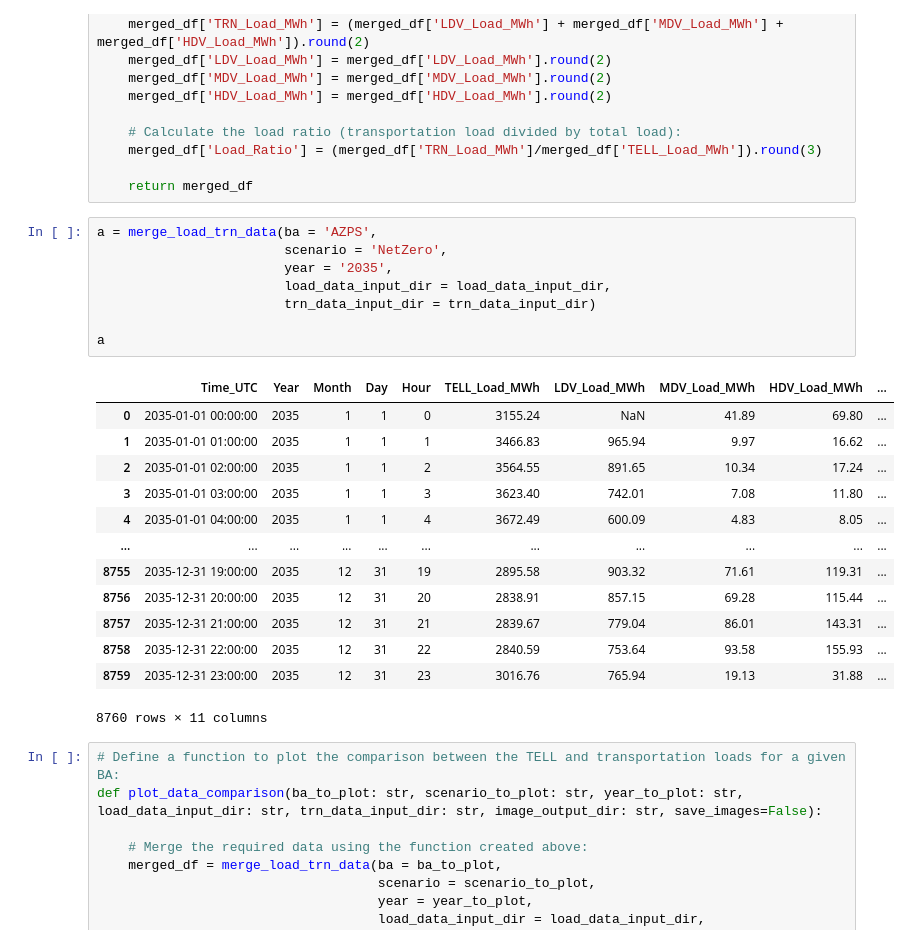
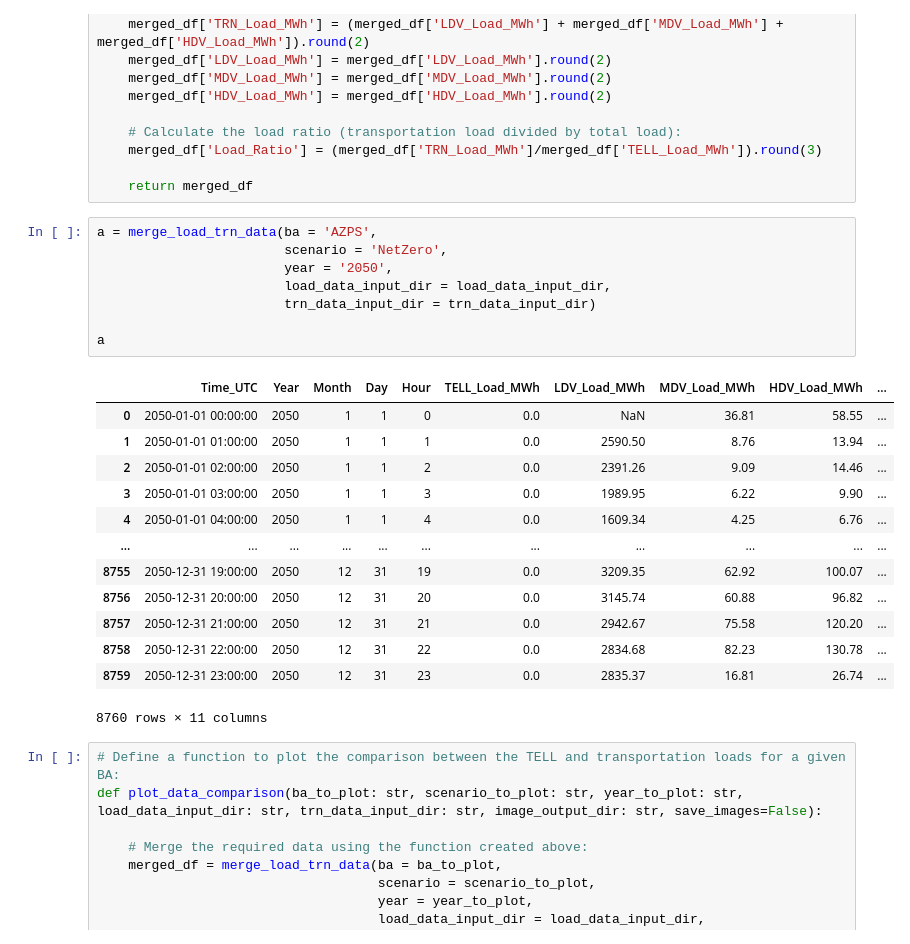
Before and after one commit to GODEEEP/load_analysis, a Jupyter notebook: notebooks/transportation_analysis.ipynb, the cells around one changed output. Saved outputs shown, nothing was run; the diff lists cells and outputs as text.

```diff
--- a/notebooks/transportation_analysis.ipynb
+++ b/notebooks/transportation_analysis.ipynb
@@ -128,24 +128,24 @@ def merge_load_trn_data(ba: str, scenario: str, year: str, load_data_input_dir:
 # %%
 a = merge_load_trn_data(ba = 'AZPS',
                         scenario = 'NetZero',
-                        year = '2035',
+                        year = '2050',
                         load_data_input_dir = load_data_input_dir,
                         trn_data_input_dir = trn_data_input_dir)
 
 a
 # %% [output]
 |  | Time_UTC | Year | Month | Day | Hour | TELL_Load_MWh | LDV_Load_MWh | MDV_Load_MWh | HDV_Load_MWh | ... |
-| 0 | 2035-01-01 00:00:00 | 2035 | 1 | 1 | 0 | 3155.24 | NaN | 41.89 | 69.80 | ... |
-| 1 | 2035-01-01 01:00:00 | 2035 | 1 | 1 | 1 | 3466.83 | 965.94 | 9.97 | 16.62 | ... |
-| 2 | 2035-01-01 02:00:00 | 2035 | 1 | 1 | 2 | 3564.55 | 891.65 | 10.34 | 17.24 | ... |
-| 3 | 2035-01-01 03:00:00 | 2035 | 1 | 1 | 3 | 3623.40 | 742.01 | 7.08 | 11.80 | ... |
-| 4 | 2035-01-01 04:00:00 | 2035 | 1 | 1 | 4 | 3672.49 | 600.09 | 4.83 | 8.05 | ... |
+| 0 | 2050-01-01 00:00:00 | 2050 | 1 | 1 | 0 | 0.0 | NaN | 36.81 | 58.55 | ... |
+| 1 | 2050-01-01 01:00:00 | 2050 | 1 | 1 | 1 | 0.0 | 2590.50 | 8.76 | 13.94 | ... |
+| 2 | 2050-01-01 02:00:00 | 2050 | 1 | 1 | 2 | 0.0 | 2391.26 | 9.09 | 14.46 | ... |
+| 3 | 2050-01-01 03:00:00 | 2050 | 1 | 1 | 3 | 0.0 | 1989.95 | 6.22 | 9.90 | ... |
+| 4 | 2050-01-01 04:00:00 | 2050 | 1 | 1 | 4 | 0.0 | 1609.34 | 4.25 | 6.76 | ... |
 | ... | ... | ... | ... | ... | ... | ... | ... | ... | ... | ... |
-| 8755 | 2035-12-31 19:00:00 | 2035 | 12 | 31 | 19 | 2895.58 | 903.32 | 71.61 | 119.31 | ... |
-| 8756 | 2035-12-31 20:00:00 | 2035 | 12 | 31 | 20 | 2838.91 | 857.15 | 69.28 | 115.44 | ... |
-| 8757 | 2035-12-31 21:00:00 | 2035 | 12 | 31 | 21 | 2839.67 | 779.04 | 86.01 | 143.31 | ... |
-| 8758 | 2035-12-31 22:00:00 | 2035 | 12 | 31 | 22 | 2840.59 | 753.64 | 93.58 | 155.93 | ... |
-| 8759 | 2035-12-31 23:00:00 | 2035 | 12 | 31 | 23 | 3016.76 | 765.94 | 19.13 | 31.88 | ... |
+| 8755 | 2050-12-31 19:00:00 | 2050 | 12 | 31 | 19 | 0.0 | 3209.35 | 62.92 | 100.07 | ... |
+| 8756 | 2050-12-31 20:00:00 | 2050 | 12 | 31 | 20 | 0.0 | 3145.74 | 60.88 | 96.82 | ... |
+| 8757 | 2050-12-31 21:00:00 | 2050 | 12 | 31 | 21 | 0.0 | 2942.67 | 75.58 | 120.20 | ... |
+| 8758 | 2050-12-31 22:00:00 | 2050 | 12 | 31 | 22 | 0.0 | 2834.68 | 82.23 | 130.78 | ... |
+| 8759 | 2050-12-31 23:00:00 | 2050 | 12 | 31 | 23 | 0.0 | 2835.37 | 16.81 | 26.74 | ... |
 8760 rows × 11 columns
 # %%
 # Define a function to plot the comparison between the TELL and transportation loads for a given BA:
```
Also changed, not shown: parts of 1 cell of this notebook.
